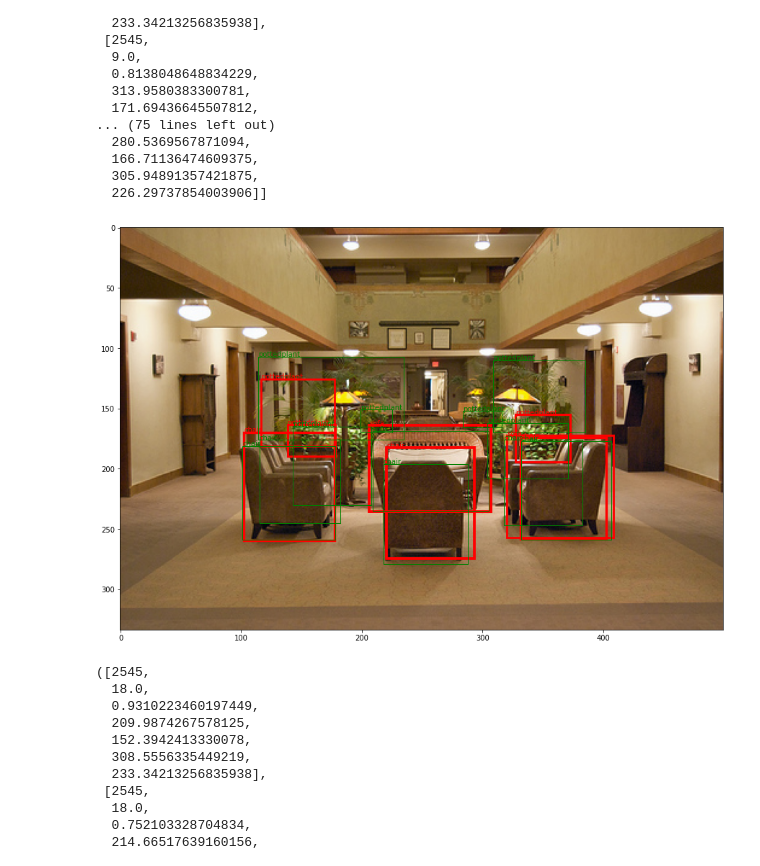
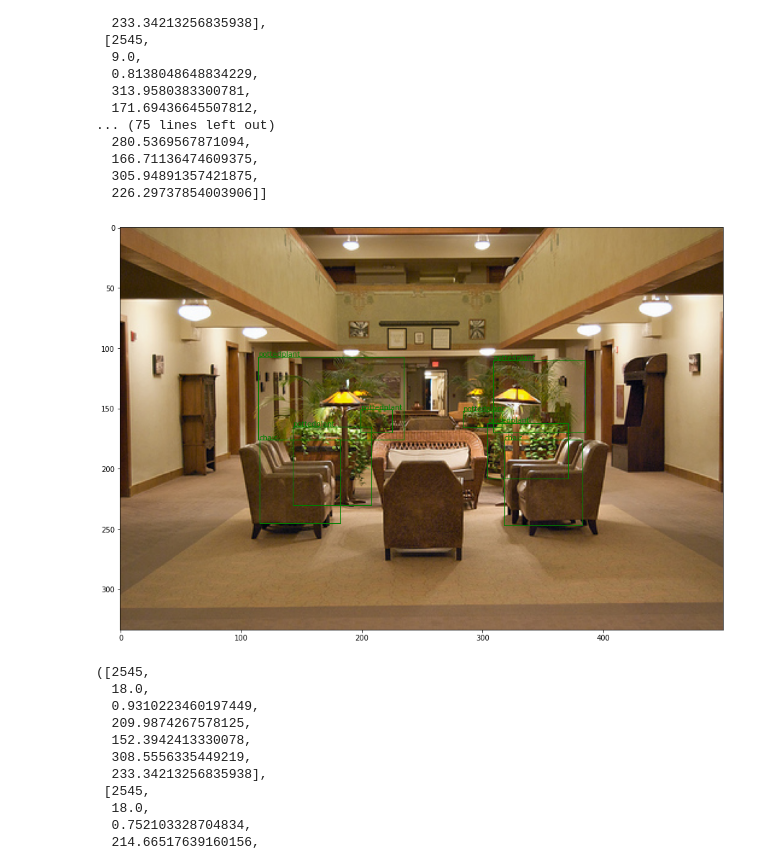
Before and after one commit to vlasakjiri/uncertainty-estimations, a Jupyter notebook: detection.ipynb, the cells around one changed output. Saved outputs shown, nothing was run; the diff lists cells and outputs as text; code cells hidden in the pictures.

```diff
--- a/detection.ipynb
+++ b/detection.ipynb
@@ -349,15 +334,15 @@ preds[0]
   226.29737854003906]]
 # %%
 import random
-utils.mc_dropout.set_training_mode_for_dropout(model, True)
+utils.mc_dropout.set_training_mode_for_dropout(model, False)
 # i = random.randint(0, len(data_test))
 i=2545
 preds = []
 for _ in range(20):
     pred = bbox_dict_to_tensor(model(data_test[i][0].unsqueeze(0).to(device))[0])
     pred = utils.detection_metrics.nms(pred, 0.5, 0.5, "corners")
     preds.append(list(map(lambda box: [i] + box, pred)))
 gt = list(filter(lambda box: box[0]==i, true_boxes))
-plot_image(data_test[i][0], preds[0], gt)
+plot_image(data_test[i][0], [], FN)
 # %% [output]
-[figure, old version]
+[figure, new version]
```
Also changed, not shown: parts of 8 cells of this notebook.
